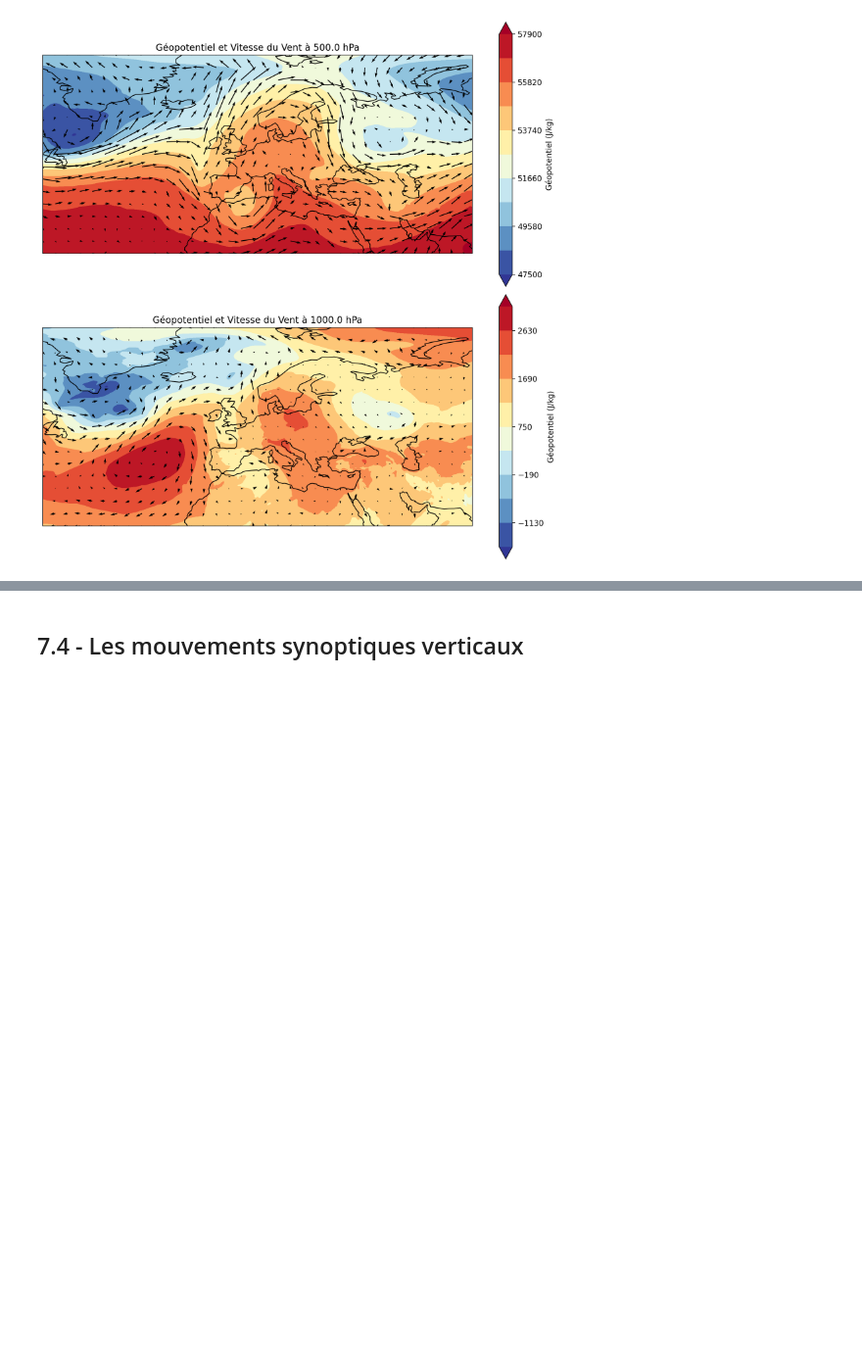
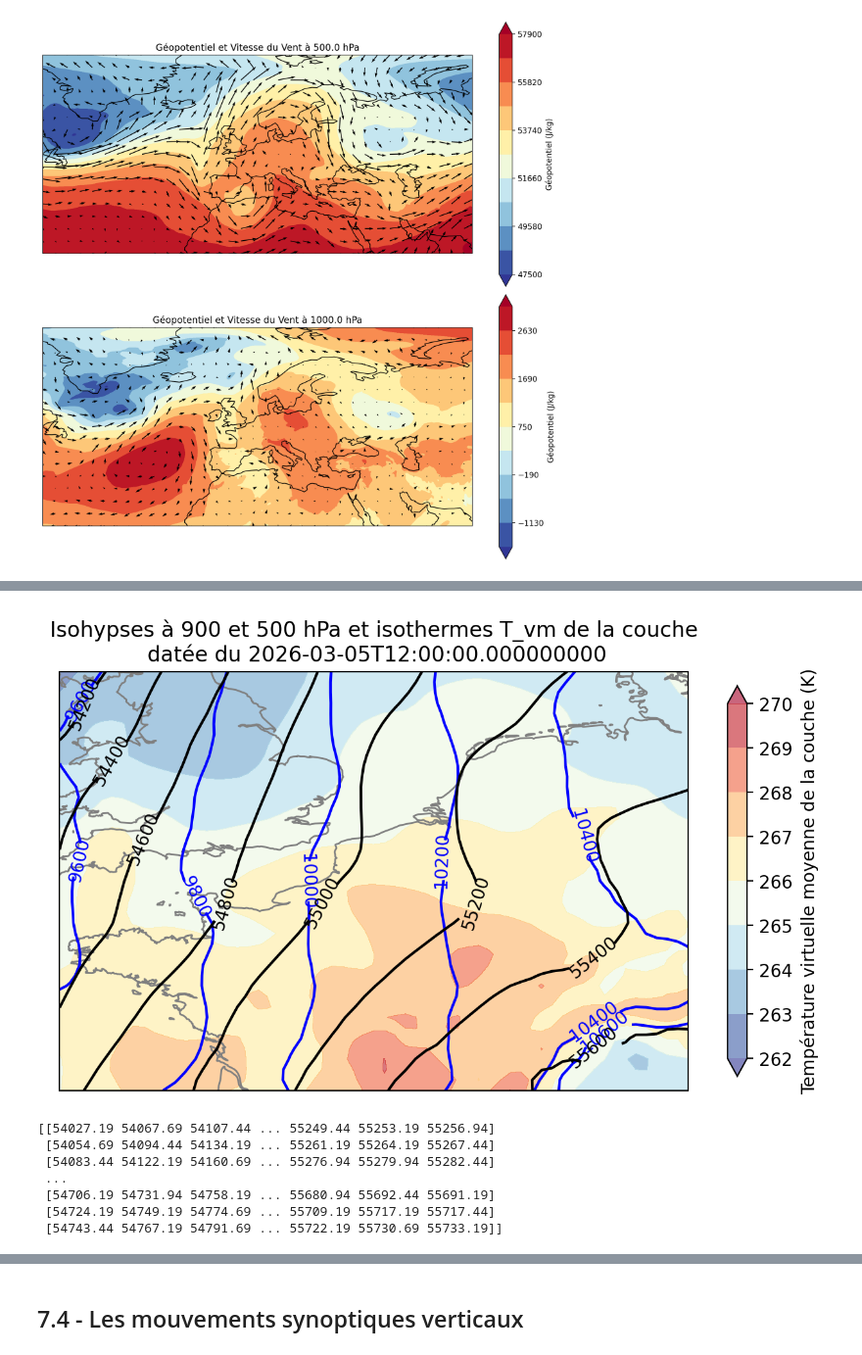
Before and after one commit to fmassonn/teaching, a Jupyter notebook: LPHY1365/Chap07.ipynb, the cells around one changed output, grey strips where cells are left out. Shown at 98% size. Drawn from its saved outputs; the diff is of its cells as text; code cells hidden in the pictures; blank space fills up the shorter version.

```diff
--- a/LPHY1365/Chap07.ipynb
+++ b/LPHY1365/Chap07.ipynb
@@ -437,0 +521,62 @@ On remarque:
+# %%
+
+
+import matplotlib.pyplot as plt
+import cartopy.crs as ccrs
+import cartopy.feature as cfeature
+import numpy as np
+
+
+# Sélection du temps à afficher (par exemple, le premier temps de la série)
+time_index = 0
+# Création de la figure et de l'axe pour la carte
+fig, ax = plt.subplots(figsize=(8, 8), subplot_kw={'projection': ccrs.PlateCarree()}, dpi=200)
+
+
+
+thisPressure_level = 900.0
+ax.set_extent([lon_min, lon_max, lat_min, lat_max], crs=ccrs.PlateCarree())  # Centré sur l'Europe
+ax.add_feature(cfeature.COASTLINE, color="grey")
+# Champ de géopotentiel à 500 hPa, sélectionné à partir de la coordonnée pressure_level = 500.0
+z1 = data2.z.isel(valid_time=time_index).sel(pressure_level=thisPressure_level)
+#z1_levels = np.linspace(np.round(np.nanmin(z1) / 100) * 100, np.round(np.nanmax(z1) / 100) * 100, 21)
+z1_levels = np.arange(1000, 15000, 200)  # Intervalles de 200 J/kg
+z1_contour = ax.contour(data2.longitude, data2.latitude, z1, levels=z1_levels, colors="blue", linewidths=1.5)
+cs = ax.clabel(z1_contour, inline=True, inline_spacing=15, fontsize=10, fmt='%2.0f')
+# On prend la temperéature à ce niveau de pression
+T1 = data2.t.isel(valid_time=time_index).sel(pressure_level=thisPressure_level)
+
+# Contours à l'autre niveau de pression
+thisPressure_level = 500.0  # Supposons que le niveau 1 correspond à 1000 hP
+z2 = data2.z.isel(valid_time=time_index).sel(pressure_level=thisPressure_level)  # Supposant que le niveau 1 correspond
+#z2_levels = np.linspace(np.round(np.nanmin(z2) / 100) * 100, np.round(np.nanmax(z2) / 100) * 100, 21)
+z2_levels = np.arange(50000, 65000, 200)  # Intervalles de 100 J/kg
+z2_contour = ax.contour(data2.longitude, data2.latitude, z2, levels=z2_levels, colors="black", linewidths=1.5)
+cs2 = ax.clabel(z2_contour, z2_contour.levels, inline=True, inline_spacing=15, fontsize=10, fmt='%2.0f')
+T2 = data2.t.isel(valid_time=time_index).sel(pressure_level=thisPressure_level)  # On prend la temperéature à ce niveau de pression
+
+# Calcul de la température virtuelle moyenne de la couche (approximée par une simple moyenne)
+
+T_vm = (T1 + T2) / 2
+# Contourf des températures virtuelles moyennes de la couche
+t_vm_levels = np.arange(np.floor(T_vm.min().values), np.ceil(T_vm.max().values) + 1, 1)  # Intervalles de 1 K
+t_vm_contour = ax.contourf(data2.longitude, data2.latitude, T_vm, levels=t_vm_levels, cmap='RdYlBu_r', extend='both', alpha=0.6)
+co = plt.colorbar(t_vm_contour, ax=ax, orientation='vertical', label='Température virtuelle moyenne de la couche (K)', shrink  = 0.5)
+# Colorbar pas trop grande
+
+
+# Titre
+ax.set_title(f'Isohypses à 900 et 500 hPa et isothermes T_vm de la couche\n datée du {data2.valid_time.values[time_index]}')
+#plt.colorbar(z1_contour, ax=ax, orientation='vertical', label='Géopotentiel (J/kg)')
+plt.show()
+
+print(z2.values)
+# %% [output]
+[figure, added]
+[[54027.19 54067.69 54107.44 ... 55249.44 55253.19 55256.94]
+ [54054.69 54094.44 54134.19 ... 55261.19 55264.19 55267.44]
+ [54083.44 54122.19 54160.69 ... 55276.94 55279.94 55282.44]
+ ...
+ [54706.19 54731.94 54758.19 ... 55680.94 55692.44 55691.19]
+ [54724.19 54749.19 54774.69 ... 55709.19 55717.19 55717.44]
+ [54743.44 54767.19 54791.69 ... 55722.19 55730.69 55733.19]]
```
Also changed, not shown: parts of 9 cells of this notebook, 5 other files.
